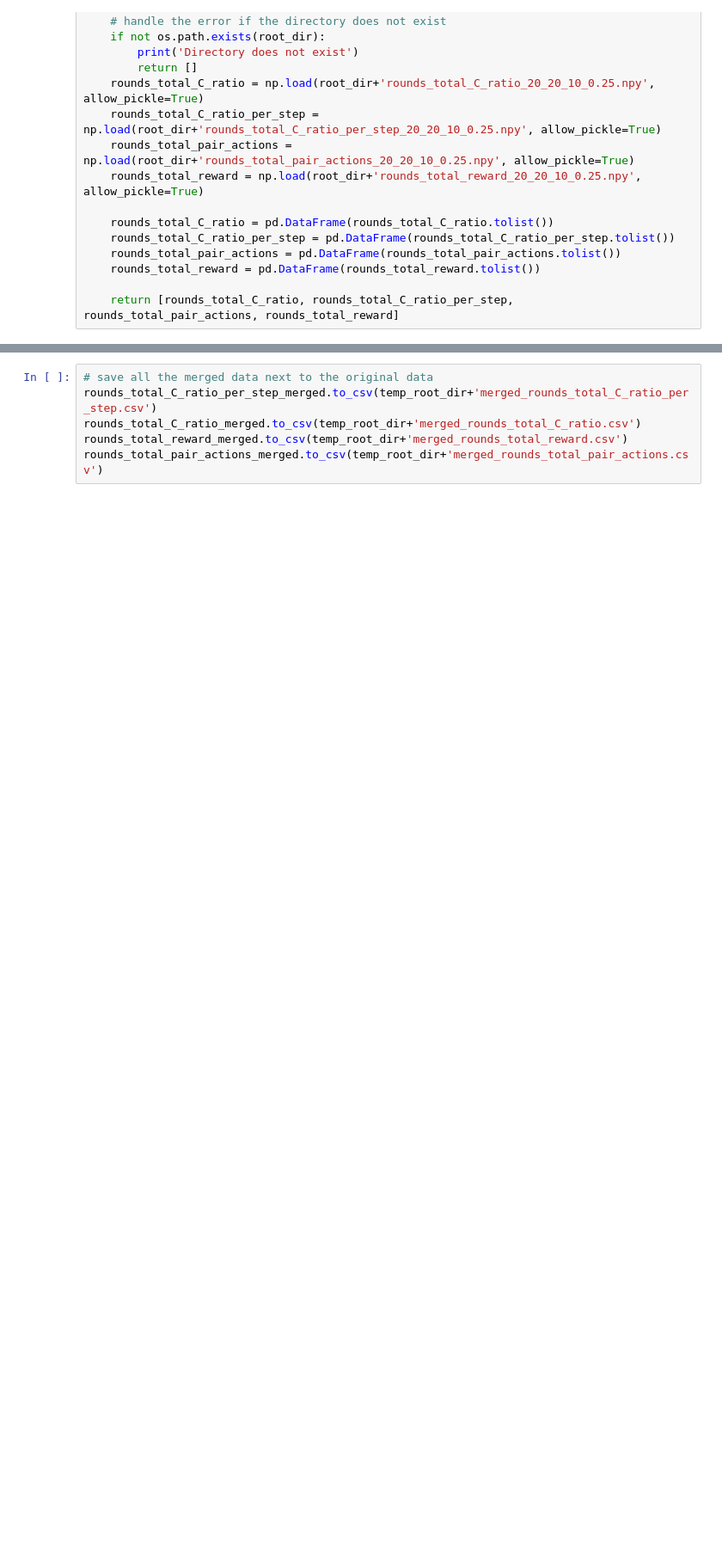
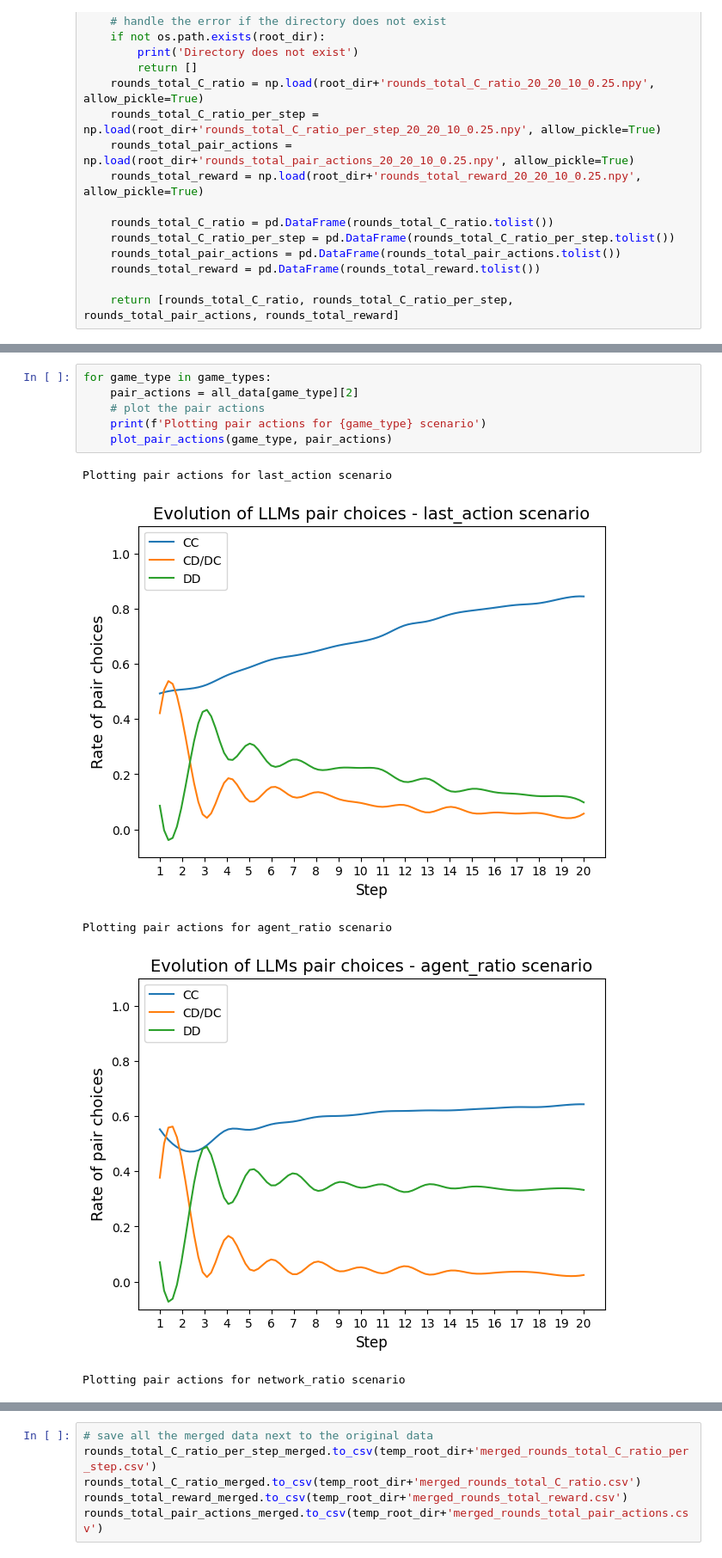
Before and after one commit to sepehrilami/LLM-RL, a Jupyter notebook: create_figures/visualizer_2025.ipynb, the cells around one changed output, grey strips where cells are left out. Shown at 86% size. Cells and saved outputs as stored; diff of their text form; blank space fills up the shorter version.

```diff
--- a/create_figures/visualizer_2025.ipynb
+++ b/create_figures/visualizer_2025.ipynb
@@ -173,0 +148,12 @@ for scenario in scenarios.keys():
+# %%
+for game_type in game_types:
+    pair_actions = all_data[game_type][2]
+    # plot the pair actions
+    print(f'Plotting pair actions for {game_type} scenario')
+    plot_pair_actions(game_type, pair_actions)
+# %% [output]
+Plotting pair actions for last_action scenario
+[figure, added]
+Plotting pair actions for agent_ratio scenario
+[figure, added]
+Plotting pair actions for network_ratio scenario
```
Also changed, not shown: parts of 14 cells of this notebook, 12 other files.
